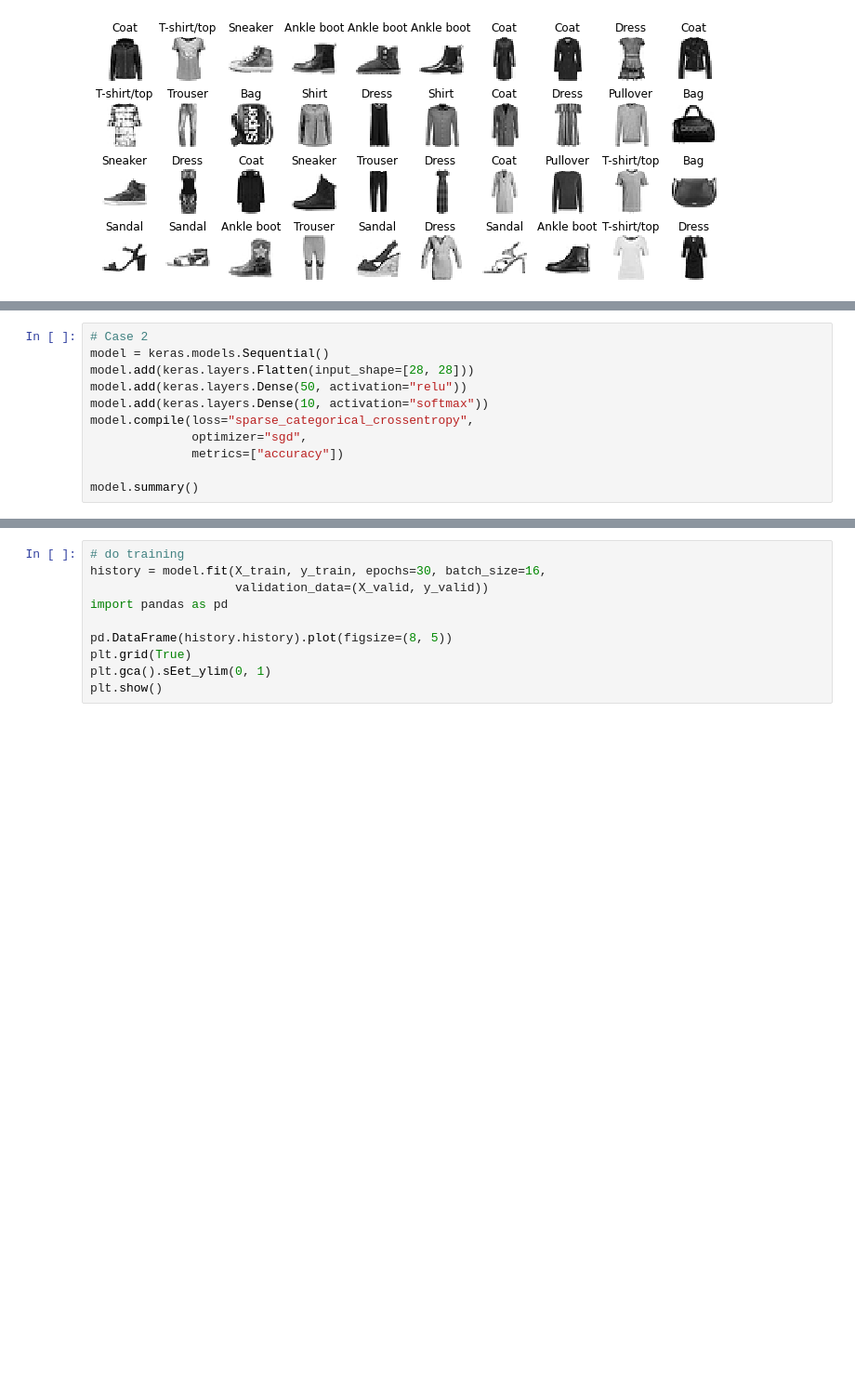
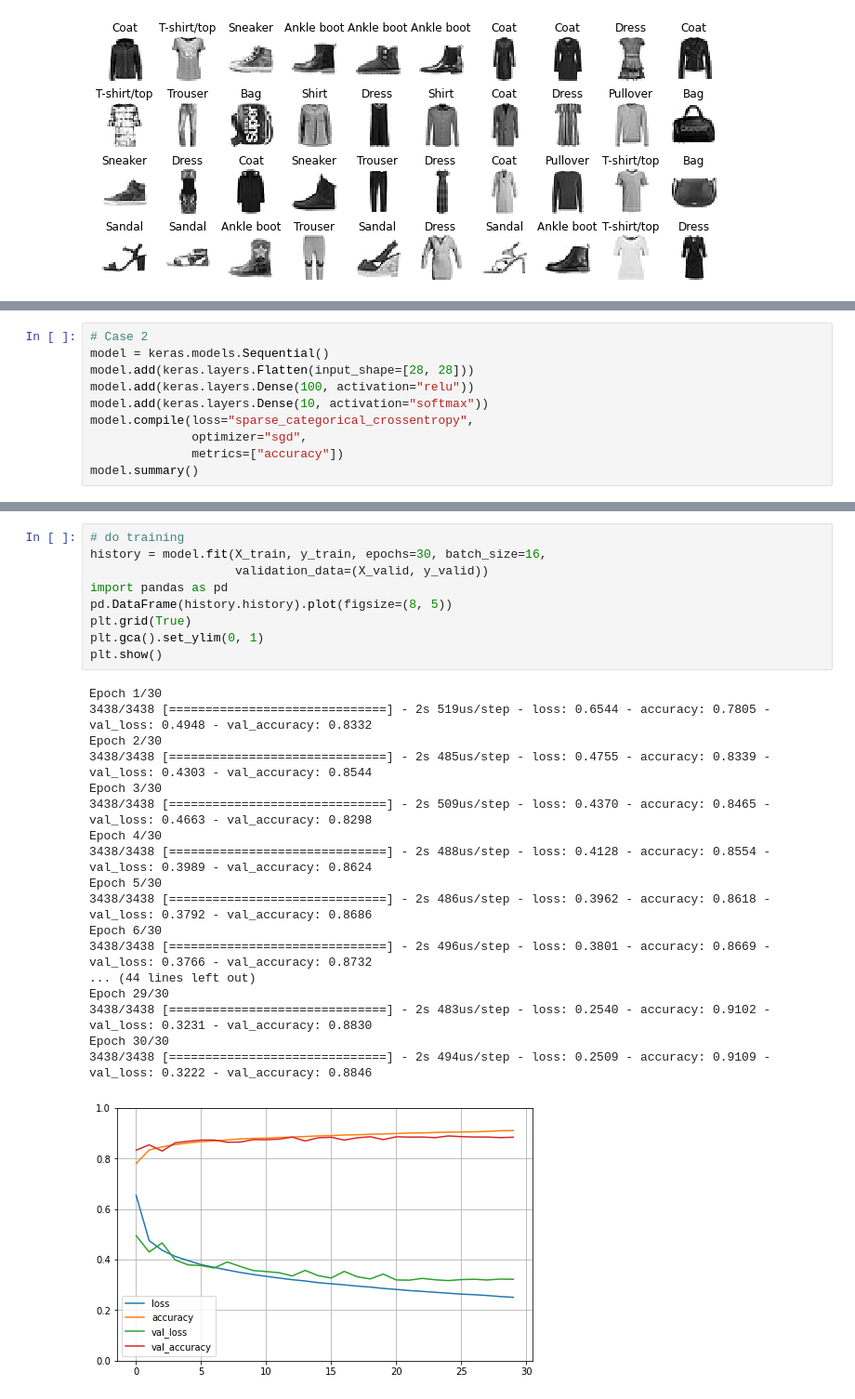
Before and after one commit to Maitan21/Machine-Learning, a Jupyter notebook: ML/run_project/Assignment#3.ipynb, the cells around one changed output, grey strips where cells are left out. Shown at 93% size. Saved outputs shown, nothing was run; the diff lists cells and outputs as text; blank space fills up the shorter version.

```diff
--- a/ML/run_project/Assignment#3.ipynb
+++ b/ML/run_project/Assignment#3.ipynb
@@ -119,10 +118,9 @@ model.evaluate(X_test, y_test)
 # Case 2
 model = keras.models.Sequential()
 model.add(keras.layers.Flatten(input_shape=[28, 28]))
-model.add(keras.layers.Dense(50, activation="relu"))
+model.add(keras.layers.Dense(100, activation="relu"))
 model.add(keras.layers.Dense(10, activation="softmax"))
 model.compile(loss="sparse_categorical_crossentropy",
               optimizer="sgd",
               metrics=["accuracy"])
-
 model.summary()
@@ -129,12 +142,30 @@ model.summary()
 # %%
 # do training
 history = model.fit(X_train, y_train, epochs=30, batch_size=16,
                     validation_data=(X_valid, y_valid))
 import pandas as pd
-
 pd.DataFrame(history.history).plot(figsize=(8, 5))
 plt.grid(True)
-plt.gca().sEet_ylim(0, 1)
+plt.gca().set_ylim(0, 1)
 plt.show()
+# %% [output]
+Epoch 1/30
+3438/3438 [==============================] - 2s 519us/step - loss: 0.6544 - accuracy: 0.7805 - val_loss: 0.4948 - val_accuracy: 0.8332
+Epoch 2/30
+3438/3438 [==============================] - 2s 485us/step - loss: 0.4755 - accuracy: 0.8339 - val_loss: 0.4303 - val_accuracy: 0.8544
+Epoch 3/30
+3438/3438 [==============================] - 2s 509us/step - loss: 0.4370 - accuracy: 0.8465 - val_loss: 0.4663 - val_accuracy: 0.8298
+Epoch 4/30
+3438/3438 [==============================] - 2s 488us/step - loss: 0.4128 - accuracy: 0.8554 - val_loss: 0.3989 - val_accuracy: 0.8624
+Epoch 5/30
+3438/3438 [==============================] - 2s 486us/step - loss: 0.3962 - accuracy: 0.8618 - val_loss: 0.3792 - val_accuracy: 0.8686
+Epoch 6/30
+3438/3438 [==============================] - 2s 496us/step - loss: 0.3801 - accuracy: 0.8669 - val_loss: 0.3766 - val_accuracy: 0.8732
+... (44 lines left out)
+Epoch 29/30
+3438/3438 [==============================] - 2s 483us/step - loss: 0.2540 - accuracy: 0.9102 - val_loss: 0.3231 - val_accuracy: 0.8830
+Epoch 30/30
+3438/3438 [==============================] - 2s 494us/step - loss: 0.2509 - accuracy: 0.9109 - val_loss: 0.3222 - val_accuracy: 0.8846
+[figure, added]
 # %%
 model.evaluate(X_test, y_test)
```
Also changed, not shown: parts of 8 cells of this notebook, 3 other files.
